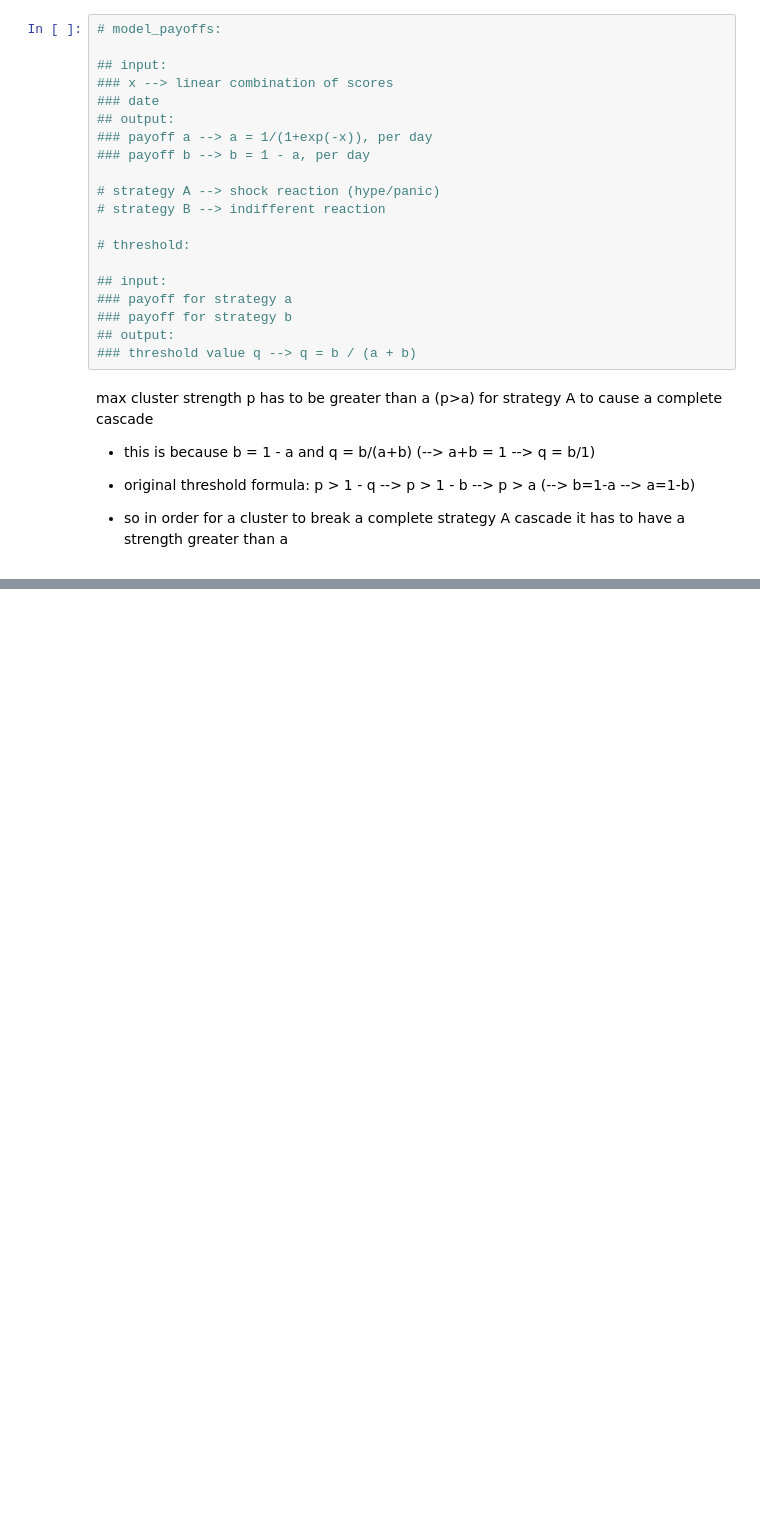
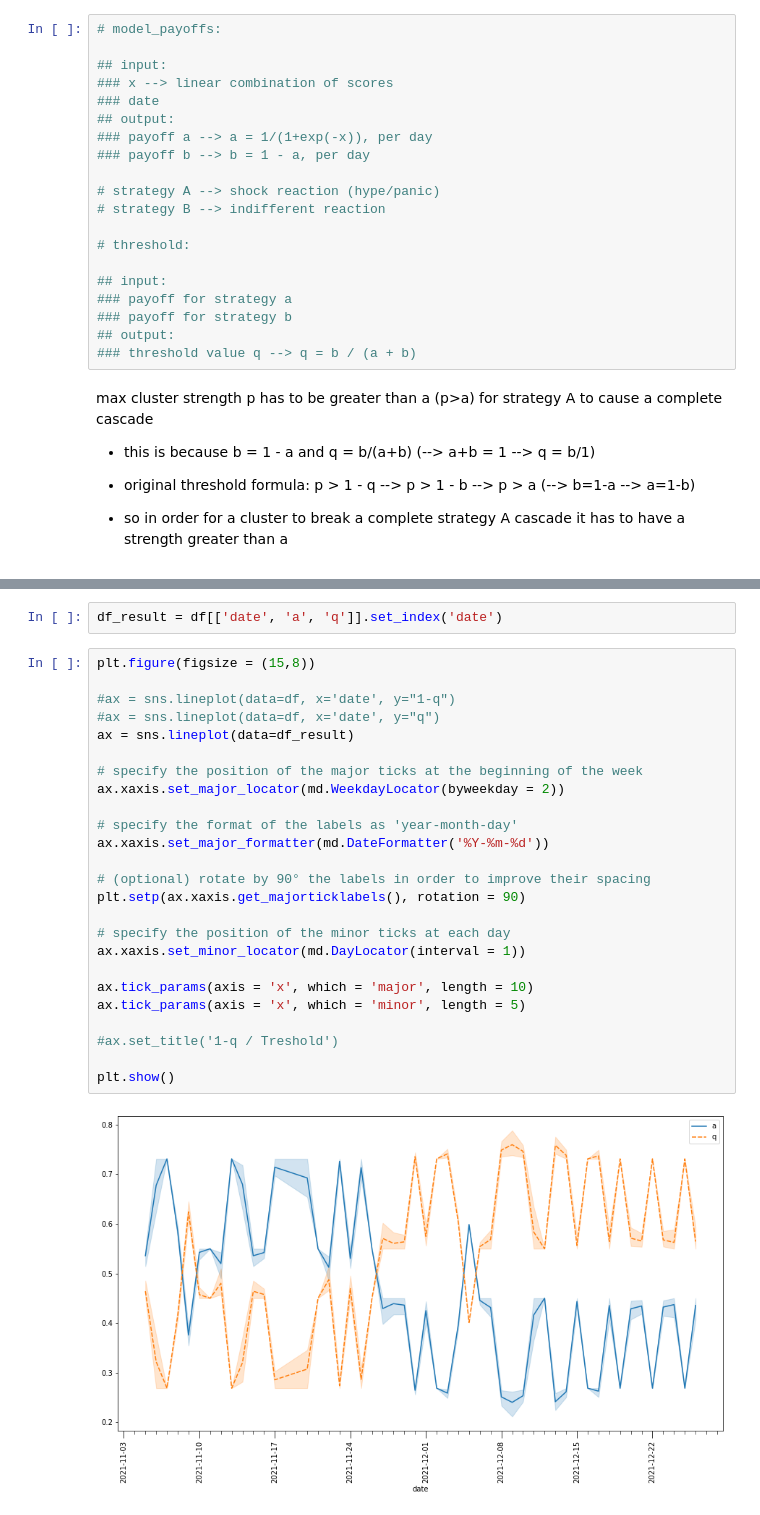
Before and after one commit to christianschwendner/coins_2122, a Jupyter notebook: Model/Model.ipynb, the cells around one changed output, grey strips where cells are left out. Cells and saved outputs as stored; diff of their text form; blank space fills up the shorter version.

```diff
--- a/Model/Model.ipynb
+++ b/Model/Model.ipynb
@@ -502,0 +632,29 @@ cascade_model(date=d, news=n, ta=t)
+# %%
+df_result = df[['date', 'a', 'q']].set_index('date')
+# %%
+plt.figure(figsize = (15,8))
+
+#ax = sns.lineplot(data=df, x='date', y="1-q")
+#ax = sns.lineplot(data=df, x='date', y="q")
+ax = sns.lineplot(data=df_result)
+
+# specify the position of the major ticks at the beginning of the week
+ax.xaxis.set_major_locator(md.WeekdayLocator(byweekday = 2))
+
+# specify the format of the labels as 'year-month-day'
+ax.xaxis.set_major_formatter(md.DateFormatter('%Y-%m-%d'))
+
+# (optional) rotate by 90° the labels in order to improve their spacing
+plt.setp(ax.xaxis.get_majorticklabels(), rotation = 90)
+
+# specify the position of the minor ticks at each day
+ax.xaxis.set_minor_locator(md.DayLocator(interval = 1))
+
+ax.tick_params(axis = 'x', which = 'major', length = 10)
+ax.tick_params(axis = 'x', which = 'minor', length = 5)
+
+#ax.set_title('1-q / Treshold')
+
+plt.show()
+# %% [output]
+[figure, added]
```
Also changed, not shown: parts of 32 cells of this notebook.
